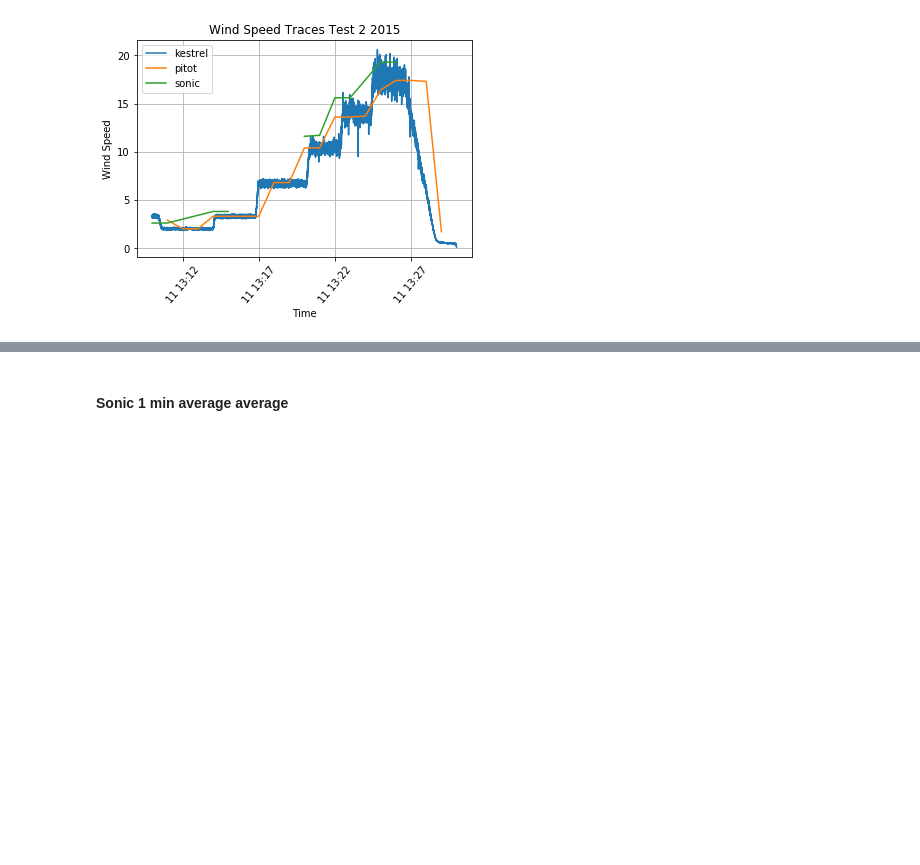
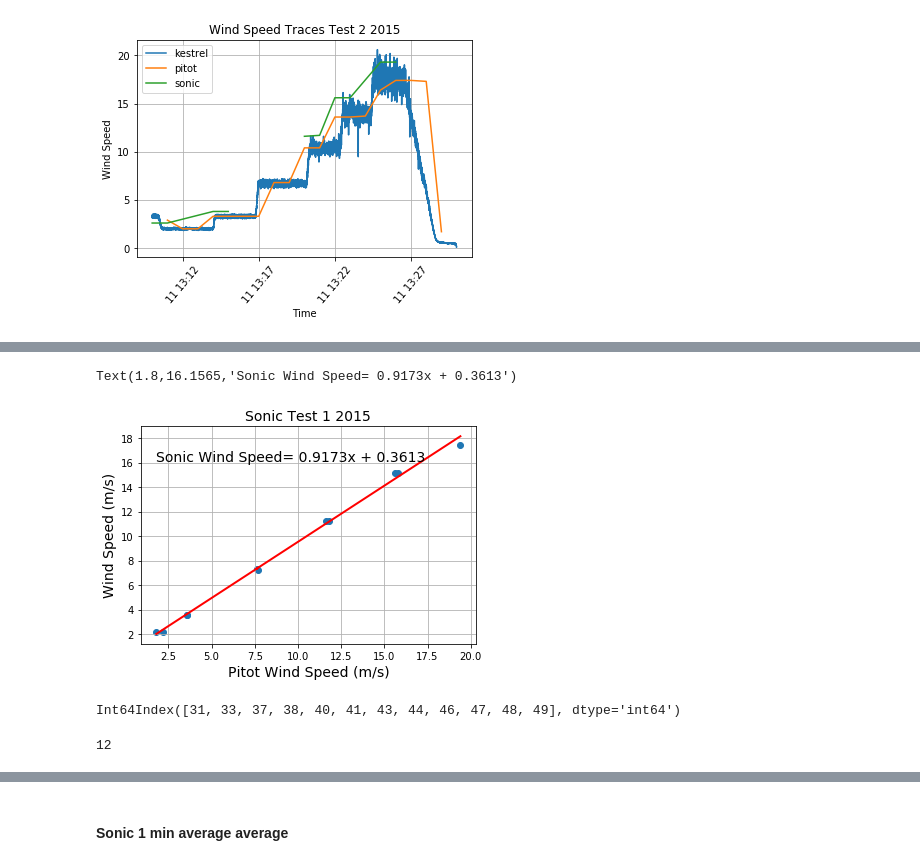
Before and after one commit to Pearl-Ayem/a303_course_work, a Jupyter notebook: Lab 8/Lab 8 analysis.ipynb, the cells around one changed output, grey strips where cells are left out. Drawn from its saved outputs; the diff is of its cells as text; code cells hidden in the pictures; blank space fills up the shorter version.

```diff
--- a/Lab 8/Lab 8 analysis.ipynb
+++ b/Lab 8/Lab 8 analysis.ipynb
@@ -144,0 +245,5 @@ Text(0.5,1,'Wind Speed Traces Test 2 2015')
+# %%
+mask_times = son15.time.isin(pit15_1.time)
+son15_times = son15.loc[mask_times]
+all_indices = son15_times.mindex
+all_indices
@@ -144,0 +286,4 @@ Text(0.5,1,'Wind Speed Traces Test 2 2015')
+# %%
+time=pit15_1['time']
+son15_avg_1.insert(0,'time',time,True)
+son15_avg_1
@@ -144,0 +319,39 @@ Text(0.5,1,'Wind Speed Traces Test 2 2015')
+# %%
+# plt.style.use('seaborn-darkgrid')
+x=pit15_1.iloc[:11]['ws']
+y=son15_avg_1['mean_wind']
+
+mask = ~np.isnan(x) & ~np.isnan(y)
+stats = linregress(x[mask],y[mask])
+m = stats.slope
+b = stats.intercept
+
+# Change the default marker for the scatter from circles to x's
+# plt.scatter(x, y, marker='o',color='#003F72')
+plt.scatter(x, y, marker='o')
+# Set the linewidth on the regression line to 3px
+y2= [i*m+b for i in x]
+cor = np.corrcoef(x, y)
+
+plt.plot(x, y2, color="red", linewidth=2)
+plt.xlabel('Pitot Wind Speed (m/s)',fontsize='14')
+plt.ylabel('Wind Speed (m/s)',fontsize='14')
+plt.title('Sonic Test 1 2015',fontsize='14')
+s= 'Sonic Wind Speed= ' + str(round(m,4))+'x + '+str(round(b,4))
+plt.grid(True)
+plt.text(min(x),max(y2)-2,s,fontsize='14')
+# %% [output]
+Text(1.8,16.1565,'Sonic Wind Speed= 0.9173x + 0.3613')
+[figure, added]
+# %%
+# mask_times = kes15.time.isin(pit15_1.time)
+# kes15_times = kes15.loc[mask_times]
+all_indices = kes15_times.index
+all_indices
+# %% [output]
+Int64Index([31, 33, 37, 38, 40, 41, 43, 44, 46, 47, 48, 49], dtype='int64')
+# %%
+kes15_times
+len(kes15_times)
+# %% [output]
+12
```
Also changed, not shown: parts of 25 cells of this notebook.
